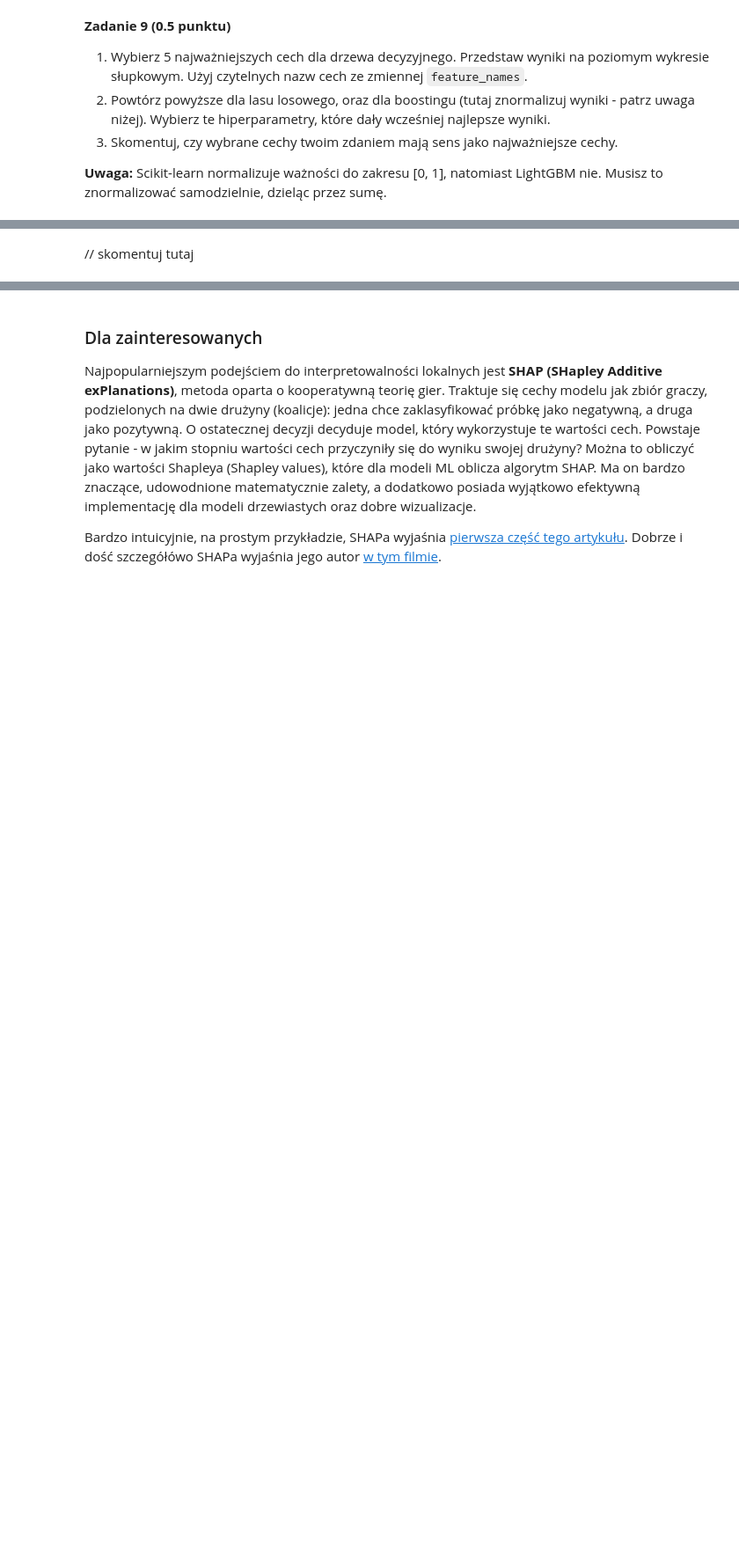
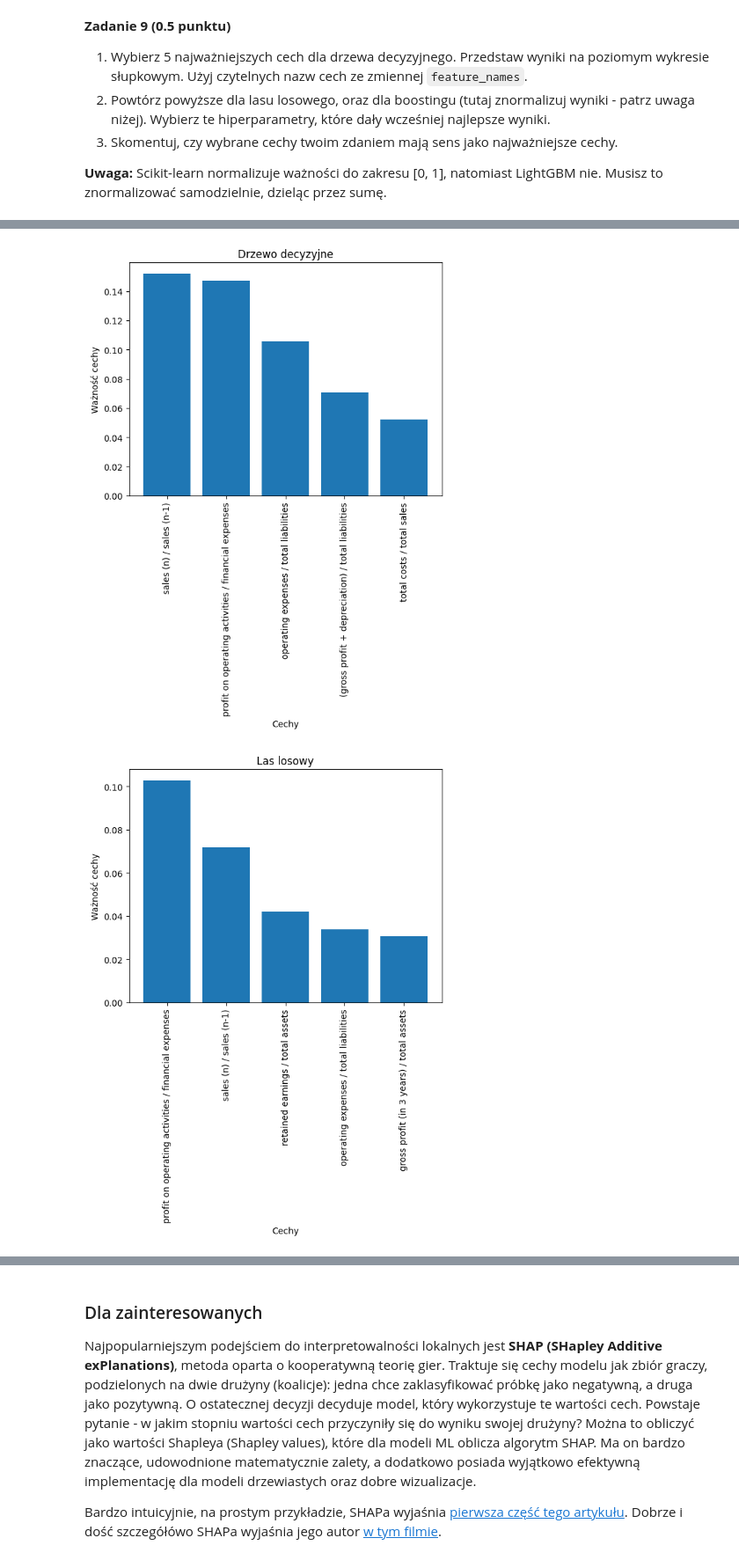
Before and after one commit to VeryLongNicknameSuchWow/PSI_lab, a Jupyter notebook: lab2/lab_2.ipynb, the cells around one changed output, grey strips where cells are left out. Shown at 88% size. Saved outputs shown, nothing was run; the diff lists cells and outputs as text; code cells hidden in the pictures; blank space fills up the shorter version.

```diff
--- a/lab2/lab_2.ipynb
+++ b/lab2/lab_2.ipynb
@@ -480,7 +480,12 @@ lgbm_tuned = RandomizedSearchCV(
     cv=3,
     verbose=1,
     n_iter=30,
-    estimator=LGBMClassifier(random_state=0, n_jobs=-1, importance_type="gain"),
+    estimator=LGBMClassifier(
+        random_state=0,
+        n_jobs=-1,
+        importance_type="gain",
+        verbose=-100,
+    ),
     param_distributions={
         "n_estimators": [400, 500, 600],
         "learning_rate": [0.05, 0.1, 0.2],
@@ -606,2 +589,28 @@ Ze względu na powyższe, ważności cech normalizuje się często do zakresu [0
-# %% [markdown]
-// skomentuj tutaj
+# %%
+from operator import itemgetter
+
+
+def make_chart(classifier, title, normalize=False):
+    raw_importances = classifier.feature_importances_
+    total_importance = sum(raw_importances) if normalize else 1
+    normalized_importances = raw_importances / total_importance
+
+    importance_list = list(zip(feature_names, normalized_importances))
+    sorted_importances = sorted(importance_list, key=itemgetter(1), reverse=True)
+
+    top_features = sorted_importances[:5]
+    labels, values = zip(*top_features)
+
+    plt.bar(range(len(labels)), values, tick_label=labels)
+    plt.xticks(rotation='vertical')
+    plt.xlabel('Cechy')
+    plt.ylabel('Ważność cechy')
+    plt.title(title)
+    plt.show()
+# %%
+make_chart(dtc, "Drzewo decyzyjne")
+make_chart(rfc, "Las losowy")
+make_chart(lgbm_tuned.best_estimator_, "Model po boostingu", normalize=True)
+# %% [output]
+[figure, added]
+[figure, added]
```
Also changed, not shown: parts of 18 cells of this notebook, 7 other files.
